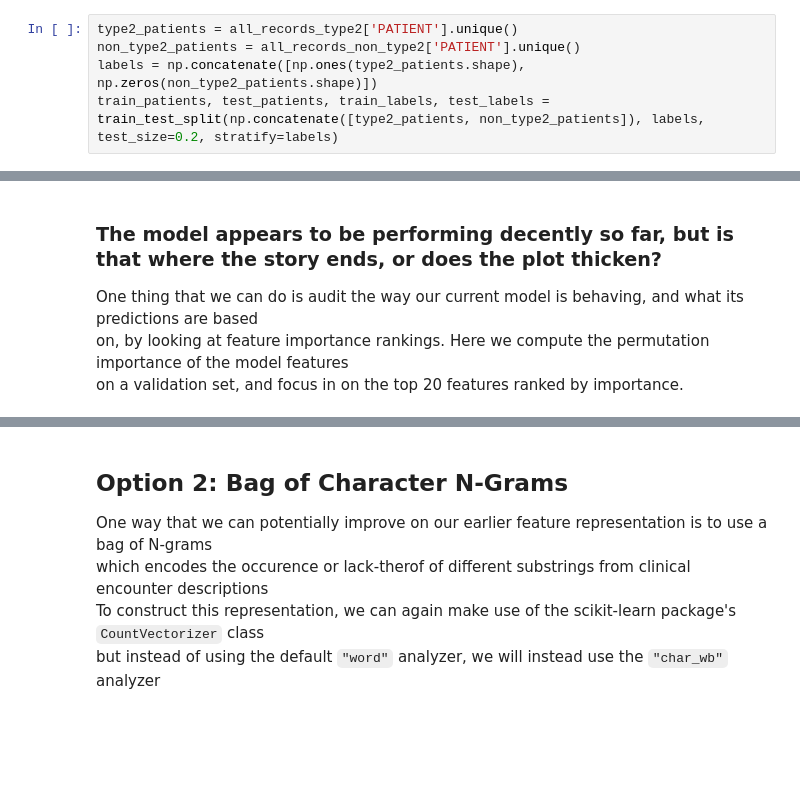
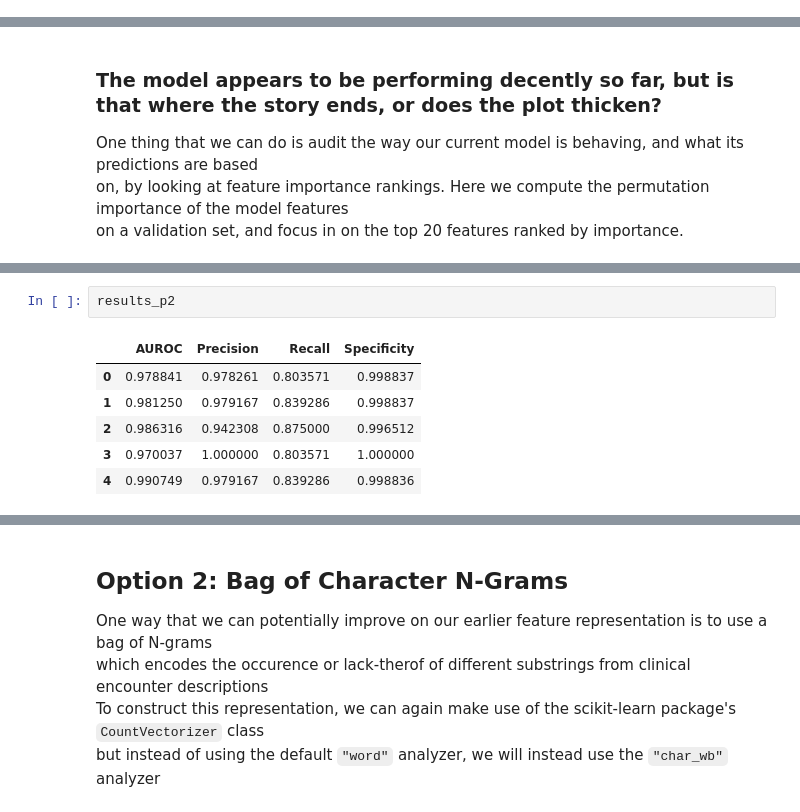
Before and after one commit to expmed/DICBWorkshops, a Jupyter notebook: NLPInformedFeatureEngineering.ipynb, the cells around one changed output, grey strips where cells are left out. Cells and saved outputs as stored; diff of their text form; blank space fills up the shorter version.

```diff
--- a/NLPInformedFeatureEngineering.ipynb
+++ b/NLPInformedFeatureEngineering.ipynb
@@ -356,5 +368,0 @@ all_records_non_type2
-# %%
-type2_patients = all_records_type2['PATIENT'].unique()
-non_type2_patients = all_records_non_type2['PATIENT'].unique()
-labels = np.concatenate([np.ones(type2_patients.shape), np.zeros(non_type2_patients.shape)])
-train_patients, test_patients, train_labels, test_labels = train_test_split(np.concatenate([type2_patients, non_type2_patients]), labels, test_size=0.2, stratify=labels)
@@ -549,0 +558,9 @@ observations_with_age = observations_train.merge(
+# %%
+results_p2
+# %% [output]
+|  | AUROC | Precision | Recall | Specificity |
+| 0 | 0.978841 | 0.978261 | 0.803571 | 0.998837 |
+| 1 | 0.981250 | 0.979167 | 0.839286 | 0.998837 |
+| 2 | 0.986316 | 0.942308 | 0.875000 | 0.996512 |
+| 3 | 0.970037 | 1.000000 | 0.803571 | 1.000000 |
+| 4 | 0.990749 | 0.979167 | 0.839286 | 0.998836 |
```
Also changed, not shown: parts of 54 cells of this notebook.
